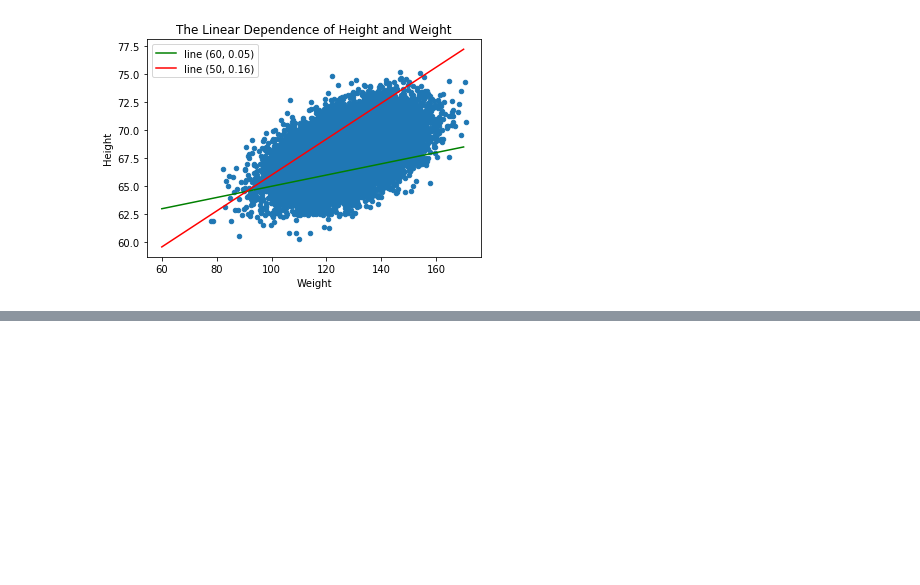
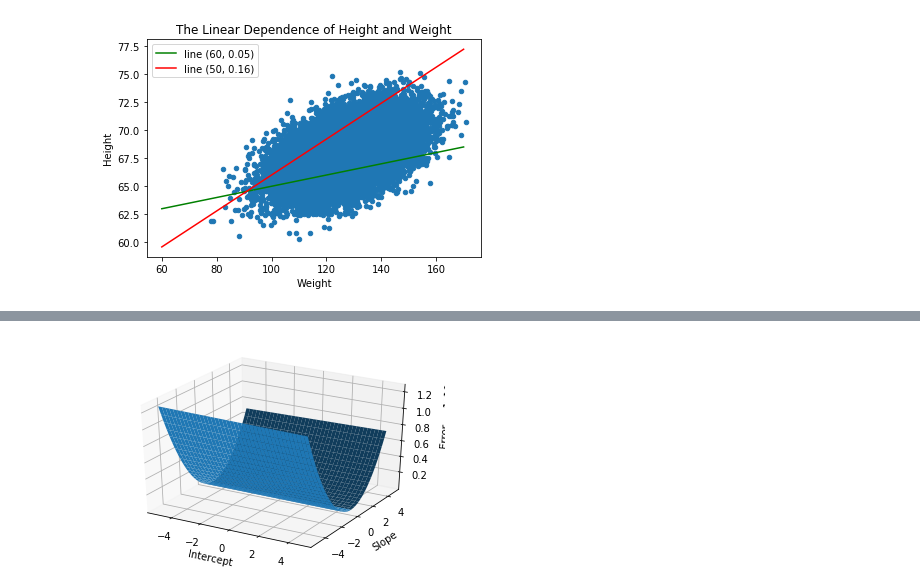
Before and after one commit to ibarchakov/MIPT-Yandex, a Jupyter notebook: [3] Linear Models/linear_regression.ipynb, the cells around one changed output, grey strips where cells are left out. Cells and saved outputs as stored; diff of their text form; code cells hidden in the pictures; blank space fills up the shorter version.

```diff
--- a/[3] Linear Models/linear_regression.ipynb
+++ b/[3] Linear Models/linear_regression.ipynb
@@ -96,0 +146,16 @@ plt.legend(("line (60, 0.05)", "line (50, 0.16)"))
+# %%
+fig = plt.figure()
+ax = fig.gca(projection="3d")
+
+w1 = np.arange(-5, 5, 0.25)
+w0 = np.arange(-5, 5, 0.25)
+w1, w0 = np.meshgrid(w1,w0)
+z = error(w1, w0, data)
+
+surface = ax.plot_surface(w0, w1, z)
+ax.set_xlabel("Intercept")
+ax.set_ylabel("Slope")
+ax.set_zlabel("Error")
+plt.show()
+# %% [output]
+[figure, added]
```
Also changed, not shown: parts of 8 cells of this notebook.
